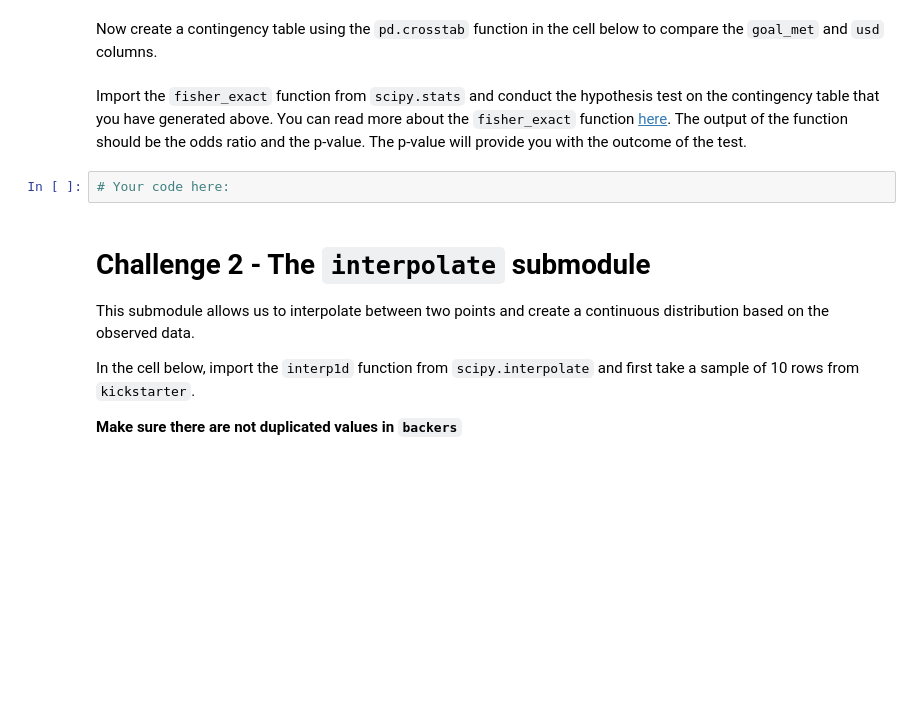
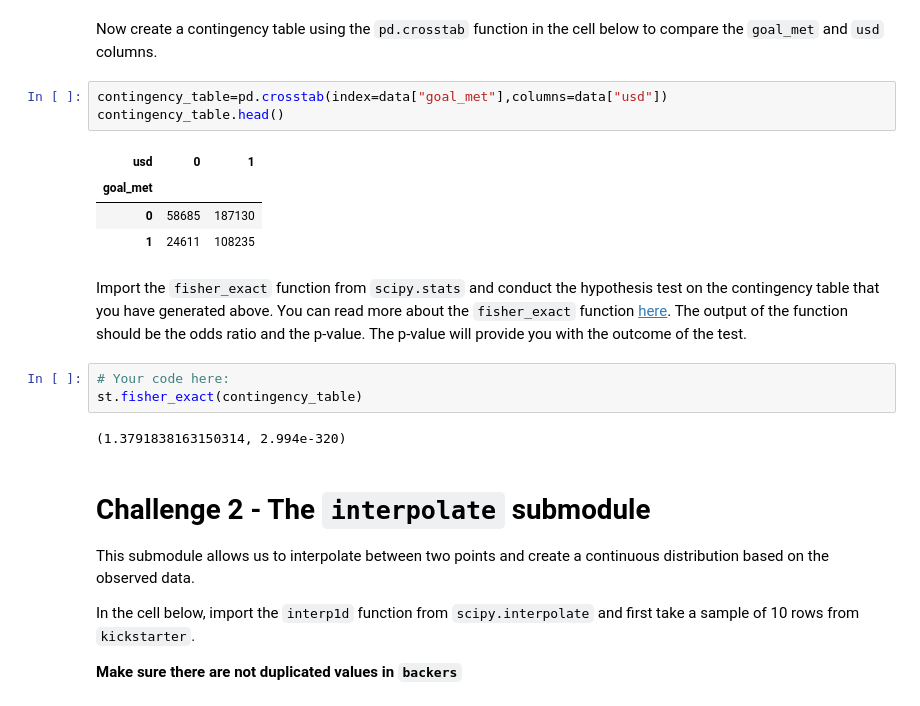
Before and after one commit to ta-data-lis/lab-intro-to-scipy, a Jupyter notebook: your-code/main.ipynb, the cells around one changed output. Cells and saved outputs as stored; diff of their text form; blank space fills up the shorter version.

```diff
--- a/your-code/main.ipynb
+++ b/your-code/main.ipynb
@@ -44,9 +76,20 @@ Next, create a column that checks whether the currency of the project is in US D
 # %% [markdown]
 Now create a contingency table using the `pd.crosstab` function in the cell below to compare the `goal_met` and `usd` columns.
+# %%
+contingency_table=pd.crosstab(index=data["goal_met"],columns=data["usd"])
+contingency_table.head()
+# %% [output]
+| usd | 0 | 1 |
+| goal_met |  |  |
+| 0 | 58685 | 187130 |
+| 1 | 24611 | 108235 |
 # %% [markdown]
 Import the `fisher_exact` function from `scipy.stats` and conduct the hypothesis test on the contingency table that you have generated above. You can read more about the `fisher_exact` function [here](https://docs.scipy.org/doc/scipy/reference/generated/scipy.stats.fisher_exact.html#scipy.stats.fisher_exact). The output of the function should be the odds ratio and the p-value. The p-value will provide you with the outcome of the test.
 # %%
 # Your code here:
+st.fisher_exact(contingency_table)
+# %% [output]
+(1.3791838163150314, 2.994e-320)
 # %% [markdown]
 # Challenge 2 - The `interpolate` submodule
 
```
Also changed, not shown: parts of 22 cells of this notebook.
